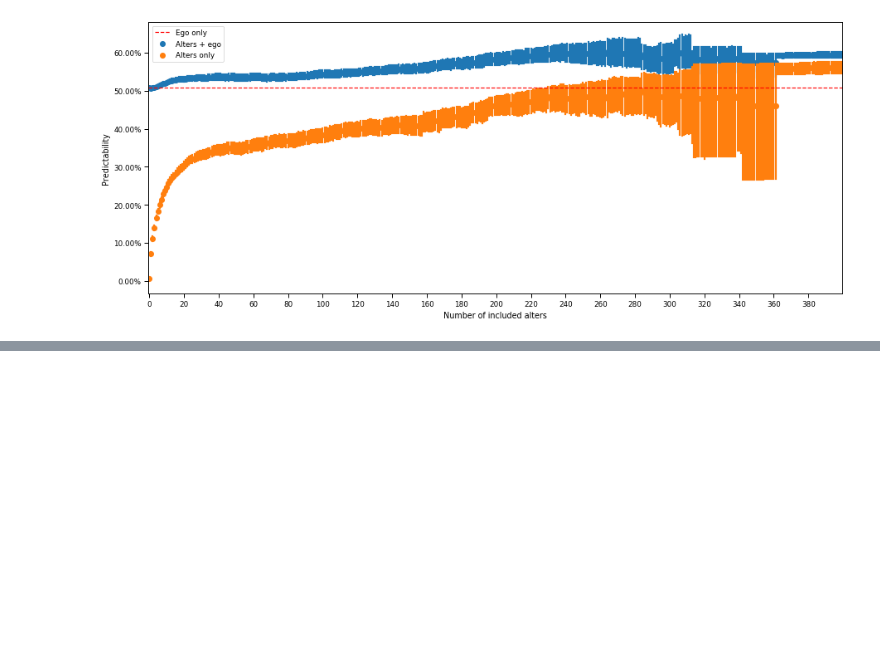
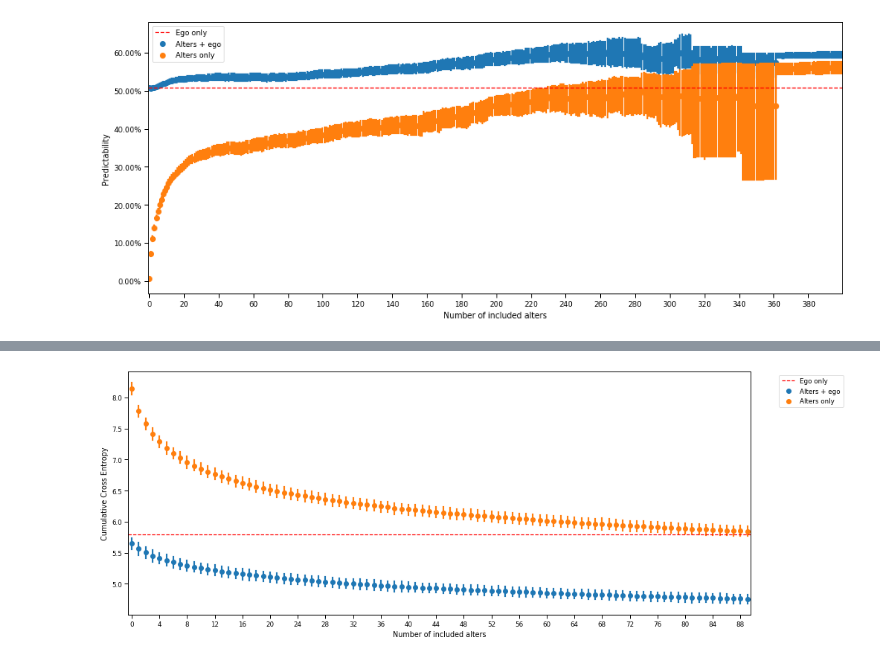
Before and after one commit to Magica-Chen/social-predictability, a Jupyter notebook: Results Visualization.ipynb, the cells around one changed output, grey strips where cells are left out. Drawn from its saved outputs; the diff is of its cells as text; code cells hidden in the pictures; blank space fills up the shorter version.

```diff
--- a/Results Visualization.ipynb
+++ b/Results Visualization.ipynb
@@ -286,0 +323,4 @@ vs.num_point_plot(user_stats_two, name='predictability', mode='paper', threshold
+# %%
+vs.num_point_plot(user_stats_part, name='entropy', mode='paper', threshold=90)
+# %% [output]
+[figure, added]
```
Also changed, not shown: parts of 11 cells of this notebook.
